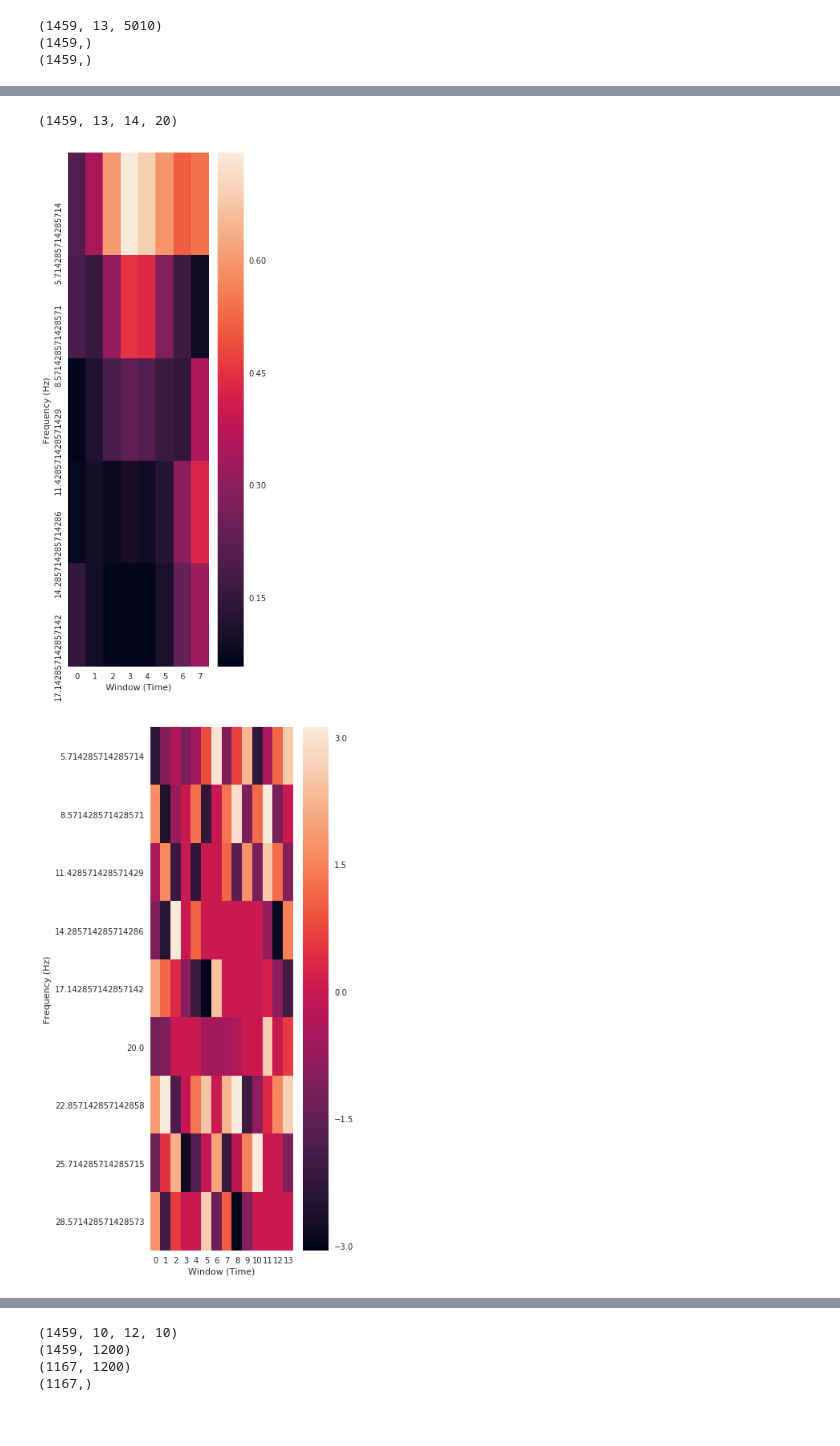
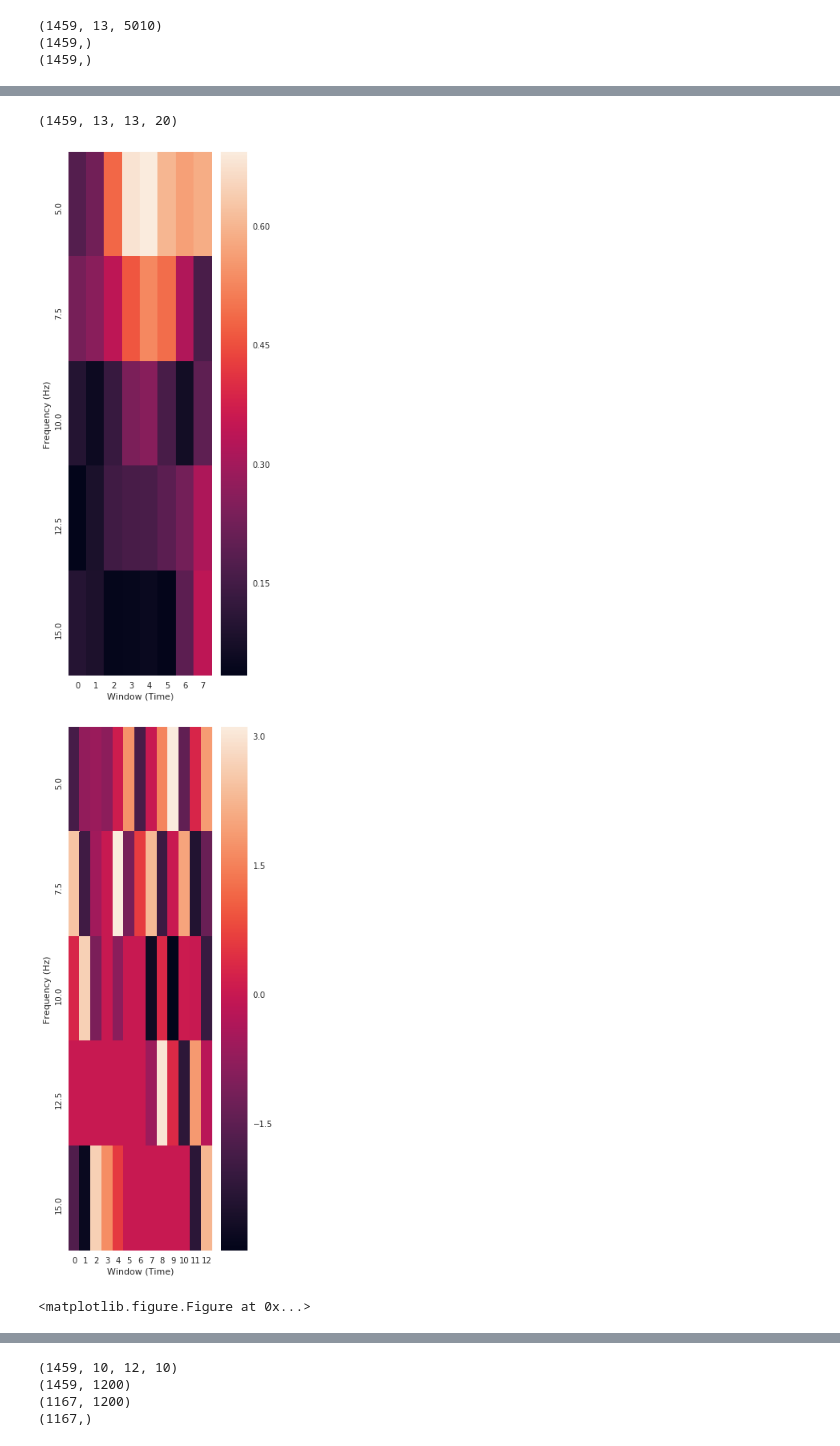
Before and after one commit to joel99/EEG_FFT_preprocess, a Jupyter notebook: fft_preprocess_hanning.ipynb, the cells around one changed output, grey strips where cells are left out. Saved outputs shown, nothing was run; the diff lists cells and outputs as text; code cells hidden in the pictures.

```diff
--- a/fft_preprocess_hanning.ipynb
+++ b/fft_preprocess_hanning.ipynb
@@ -120,12 +123,12 @@ plt.plot(t, x[25,0])
 # %%
-win_length = 1750 # 4000
+win_length = 2000 # 4000
 resolution = 5000/win_length
 x_fft_all = create_spectrogram(x, 'x_fft.pickle', step_size=250, window_length=win_length, banded_freq=20)
 # %%
 # Drop the first bin to account for DC offset
 print(x_fft_all.shape)
 # Find the channels with way too much power: > 3
-freq_crop = x_fft_all[:,:2,-8:,2:7]
+freq_crop = x_fft_all[:,:3,-8:,2:7]
 spectro = freq_crop[0,0].T
 
 sns.set(rc={'figure.figsize':(4,12)})
@@ -133,16 +136,18 @@ ax = sns.heatmap(spectro, yticklabels=(np.arange(spectro.shape[0]) + 2)*resoluti
 ax.set(ylabel='Frequency (Hz)', xlabel='Window (Time)')
 plt.show()
 # %% [output]
-(1459, 13, 14, 20)
+(1459, 13, 13, 20)
-[figure, old version]
+[figure, new version]
 # %%
-angle_fft_all = create_angles_spec(x, window_length=1750, step_size=250, banded_freq=20) # resolution: 1.25
+angle_fft_all = create_angles_spec(x, window_length=2000, step_size=250, banded_freq=20) # resolution: 1.25
 # %%
 # resolution=1.25
-angle_spectro = angle_fft_all[0,0,:,2:11].T
+angle_spectro = angle_fft_all[0,0,:,2:7].T
 ax = sns.heatmap(angle_spectro, yticklabels=(np.arange(angle_spectro.shape[0]) + 2)*resolution)
 ax.set(ylabel='Frequency (Hz)', xlabel='Window (Time)')
+plt.figure(figsize=(20,10))
 plt.show()
 # %% [output]
-[figure, old version]
+[figure, new version]
+<matplotlib.figure.Figure at 0x...>
 # %%
```
Also changed, not shown: parts of 9 cells of this notebook, 1 other file.
